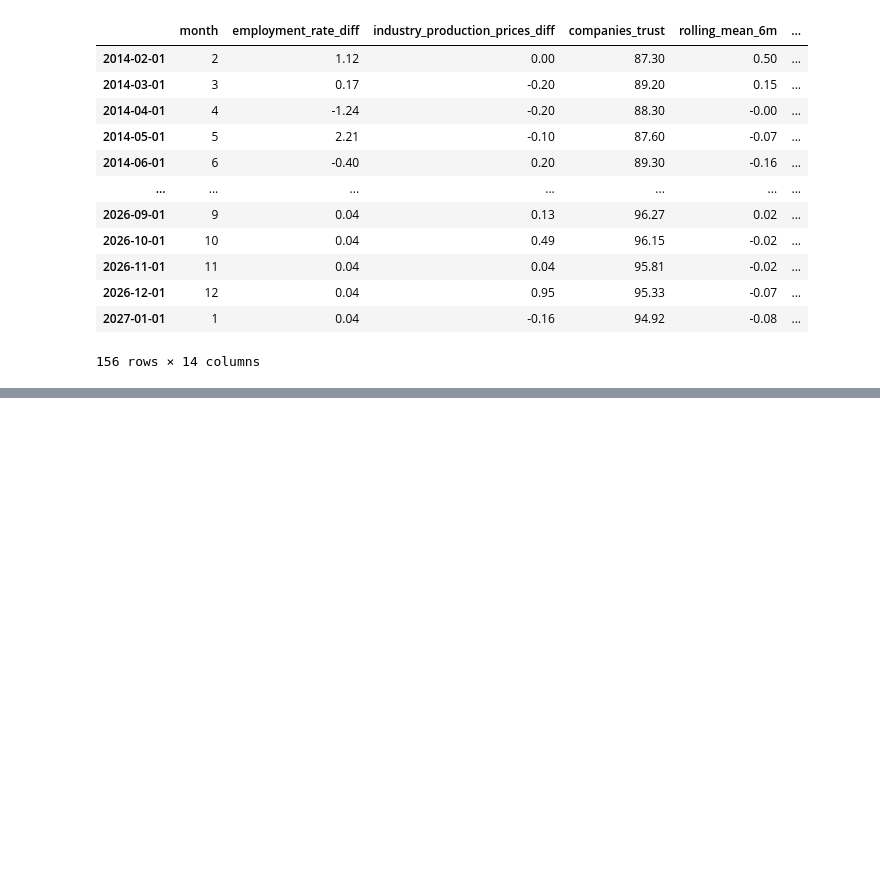
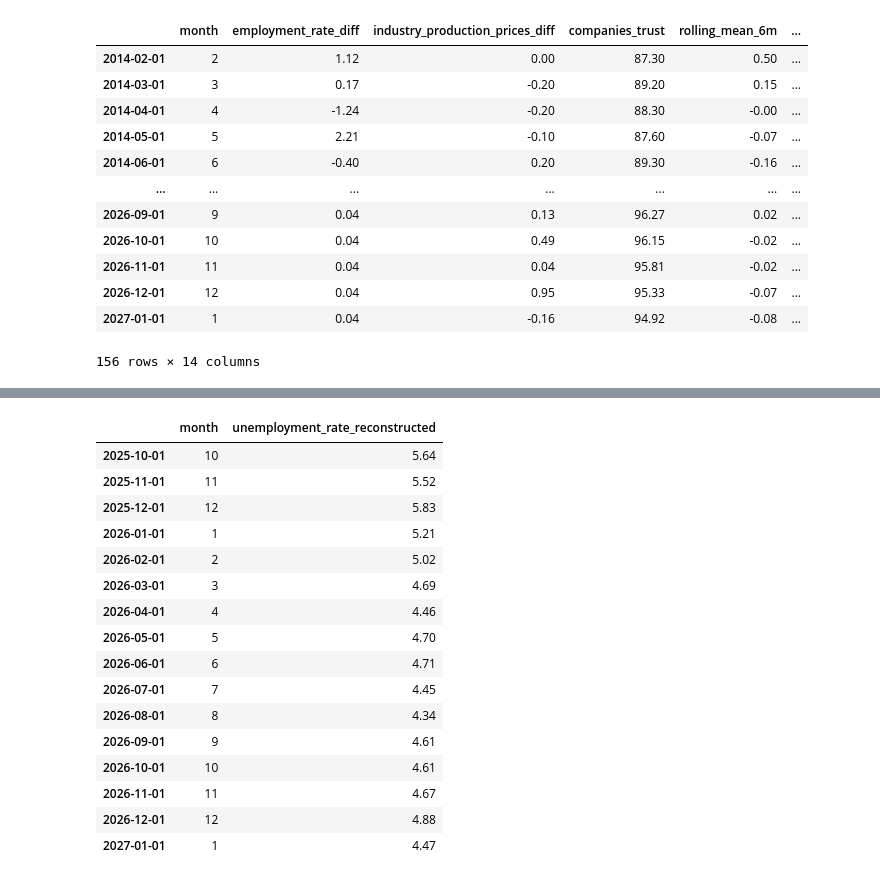
Before and after one commit to Francisscus/Employment_rate_predictor, a Jupyter notebook: 005_FINAL_PREDICTION_SARIMAX.ipynb, the cells around one changed output, grey strips where cells are left out. Saved outputs shown, nothing was run; the diff lists cells and outputs as text; code cells hidden in the pictures; blank space fills up the shorter version.

```diff
--- a/005_FINAL_PREDICTION_SARIMAX.ipynb
+++ b/005_FINAL_PREDICTION_SARIMAX.ipynb
@@ -267,0 +284,20 @@ df_final
+# %%
+df_final[['month', 'unemployment_rate_reconstructed']].tail(16)
+# %% [output]
+|  | month | unemployment_rate_reconstructed |
+| 2025-10-01 | 10 | 5.64 |
+| 2025-11-01 | 11 | 5.52 |
+| 2025-12-01 | 12 | 5.83 |
+| 2026-01-01 | 1 | 5.21 |
+| 2026-02-01 | 2 | 5.02 |
+| 2026-03-01 | 3 | 4.69 |
+| 2026-04-01 | 4 | 4.46 |
+| 2026-05-01 | 5 | 4.70 |
+| 2026-06-01 | 6 | 4.71 |
+| 2026-07-01 | 7 | 4.45 |
+| 2026-08-01 | 8 | 4.34 |
+| 2026-09-01 | 9 | 4.61 |
+| 2026-10-01 | 10 | 4.61 |
+| 2026-11-01 | 11 | 4.67 |
+| 2026-12-01 | 12 | 4.88 |
+| 2027-01-01 | 1 | 4.47 |
```
Also changed, not shown: parts of 6 cells of this notebook.
